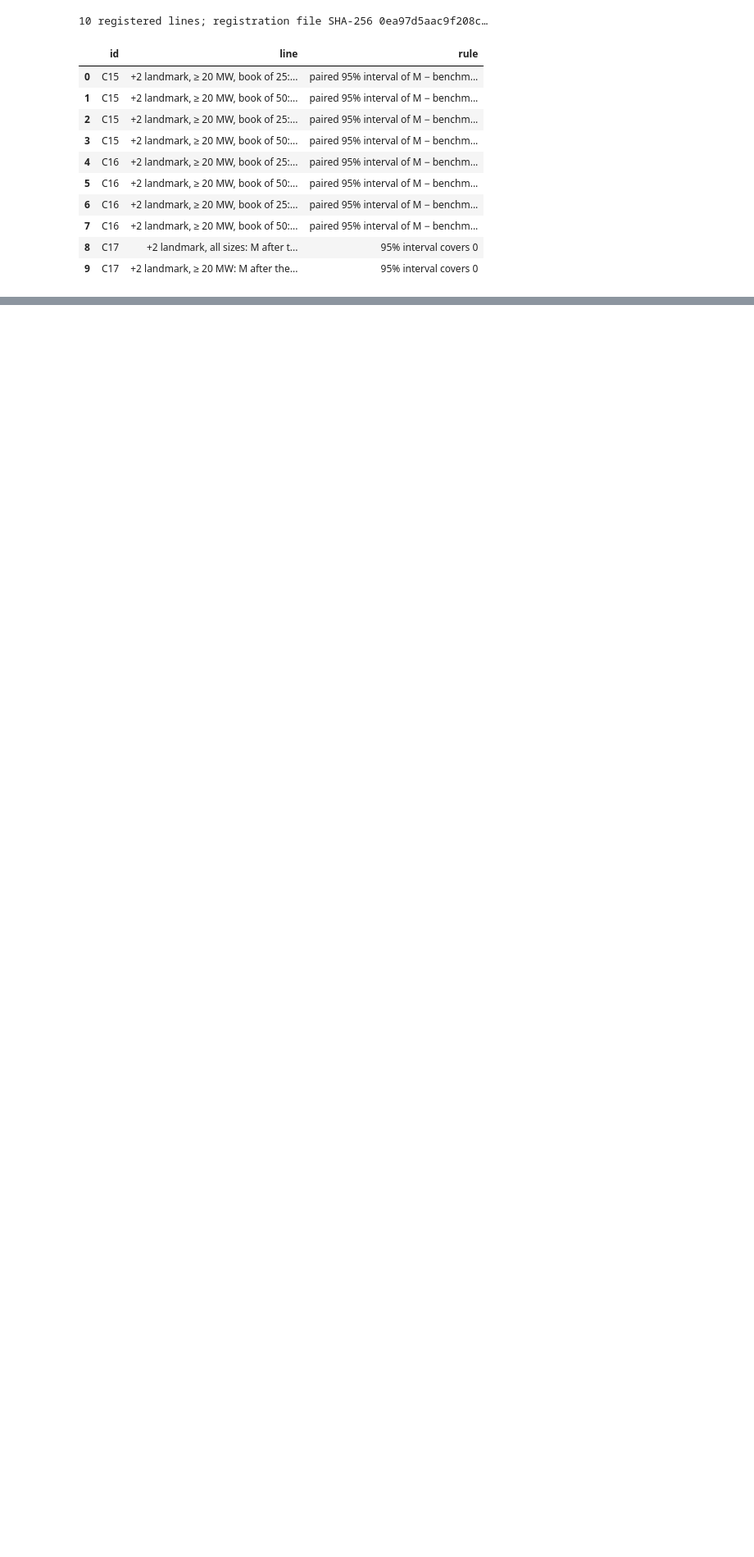
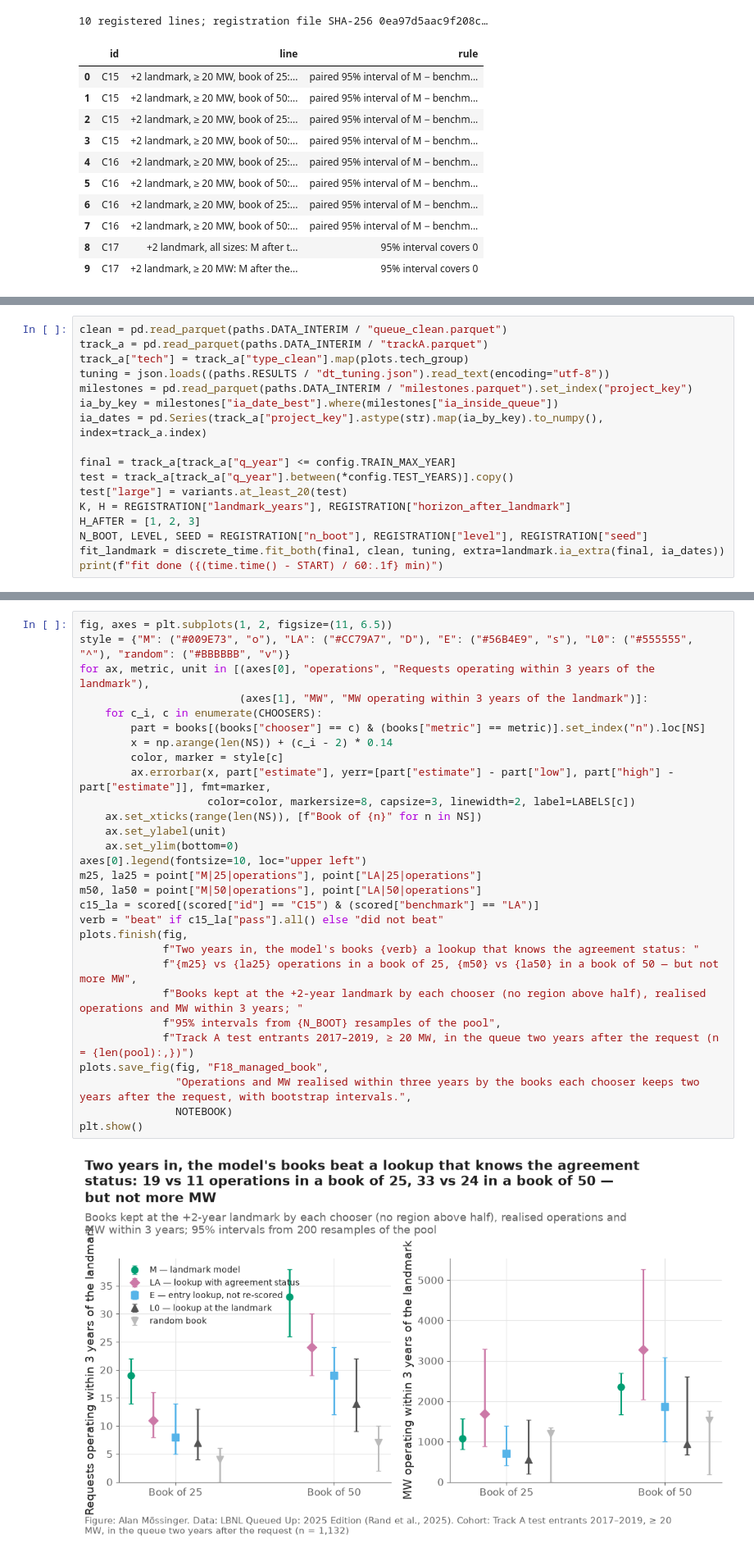
Before and after one commit to alanmossinger/Capstone, a Jupyter notebook: notebooks/20_managed_book.ipynb, the cells around one changed output, grey strips where cells are left out. Shown at 82% size. Cells and saved outputs as stored; diff of their text form; blank space fills up the shorter version.

Commit message:
Notebook 20: the milestone-managed book, scored as registered (C15 passes on operations against the agreement-aware lookup; C16 MW and C17 level repair fail; 4 of 10)

```diff
--- a/notebooks/20_managed_book.ipynb
+++ b/notebooks/20_managed_book.ipynb
@@ -117,0 +122,17 @@ criteria[["id", "line", "rule"]]
+# %%
+clean = pd.read_parquet(paths.DATA_INTERIM / "queue_clean.parquet")
+track_a = pd.read_parquet(paths.DATA_INTERIM / "trackA.parquet")
+track_a["tech"] = track_a["type_clean"].map(plots.tech_group)
+tuning = json.loads((paths.RESULTS / "dt_tuning.json").read_text(encoding="utf-8"))
+milestones = pd.read_parquet(paths.DATA_INTERIM / "milestones.parquet").set_index("project_key")
+ia_by_key = milestones["ia_date_best"].where(milestones["ia_inside_queue"])
+ia_dates = pd.Series(track_a["project_key"].astype(str).map(ia_by_key).to_numpy(), index=track_a.index)
+
+final = track_a[track_a["q_year"] <= config.TRAIN_MAX_YEAR]
+test = track_a[track_a["q_year"].between(*config.TEST_YEARS)].copy()
+test["large"] = variants.at_least_20(test)
+K, H = REGISTRATION["landmark_years"], REGISTRATION["horizon_after_landmark"]
+H_AFTER = [1, 2, 3]
+N_BOOT, LEVEL, SEED = REGISTRATION["n_boot"], REGISTRATION["level"], REGISTRATION["seed"]
+fit_landmark = discrete_time.fit_both(final, clean, tuning, extra=landmark.ia_extra(final, ia_dates))
+print(f"fit done ({(time.time() - START) / 60:.1f} min)")
@@ -117,0 +275,31 @@ criteria[["id", "line", "rule"]]
+# %%
+fig, axes = plt.subplots(1, 2, figsize=(11, 6.5))
+style = {"M": ("#009E73", "o"), "LA": ("#CC79A7", "D"), "E": ("#56B4E9", "s"), "L0": ("#555555", "^"), "random": ("#BBBBBB", "v")}
+for ax, metric, unit in [(axes[0], "operations", "Requests operating within 3 years of the landmark"),
+                         (axes[1], "MW", "MW operating within 3 years of the landmark")]:
+    for c_i, c in enumerate(CHOOSERS):
+        part = books[(books["chooser"] == c) & (books["metric"] == metric)].set_index("n").loc[NS]
+        x = np.arange(len(NS)) + (c_i - 2) * 0.14
+        color, marker = style[c]
+        ax.errorbar(x, part["estimate"], yerr=[part["estimate"] - part["low"], part["high"] - part["estimate"]], fmt=marker,
+                    color=color, markersize=8, capsize=3, linewidth=2, label=LABELS[c])
+    ax.set_xticks(range(len(NS)), [f"Book of {n}" for n in NS])
+    ax.set_ylabel(unit)
+    ax.set_ylim(bottom=0)
+axes[0].legend(fontsize=10, loc="upper left")
+m25, la25 = point["M|25|operations"], point["LA|25|operations"]
+m50, la50 = point["M|50|operations"], point["LA|50|operations"]
+c15_la = scored[(scored["id"] == "C15") & (scored["benchmark"] == "LA")]
+verb = "beat" if c15_la["pass"].all() else "did not beat"
+plots.finish(fig,
+             f"Two years in, the model's books {verb} a lookup that knows the agreement status: "
+             f"{m25} vs {la25} operations in a book of 25, {m50} vs {la50} in a book of 50 — but not more MW",
+             f"Books kept at the +2-year landmark by each chooser (no region above half), realised operations and MW within 3 years; "
+             f"95% intervals from {N_BOOT} resamples of the pool",
+             f"Track A test entrants 2017–2019, ≥ 20 MW, in the queue two years after the request (n = {len(pool):,})")
+plots.save_fig(fig, "F18_managed_book",
+               "Operations and MW realised within three years by the books each chooser keeps two years after the request, with bootstrap intervals.",
+               NOTEBOOK)
+plt.show()
+# %% [output]
+[figure, added]
```
Also changed, not shown: parts of 26 cells of this notebook, 15 other files.
